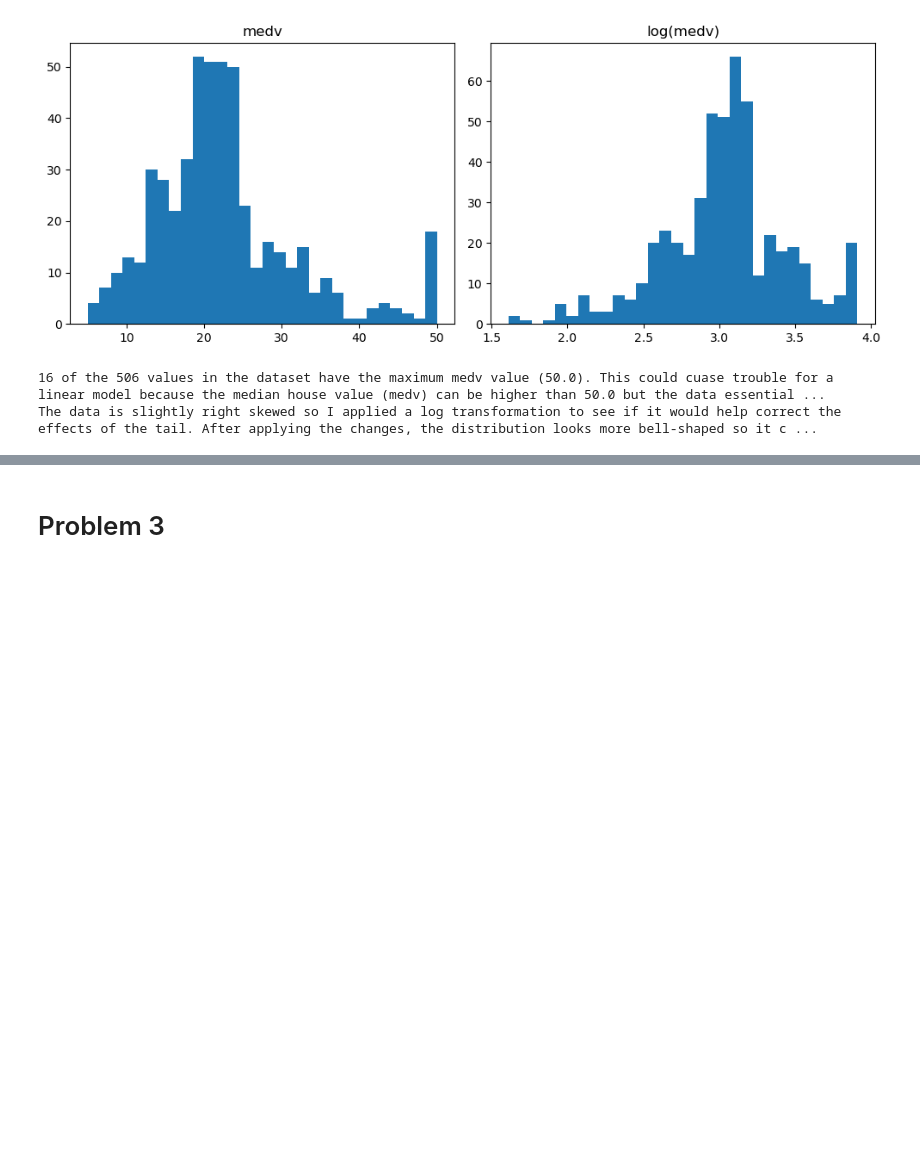
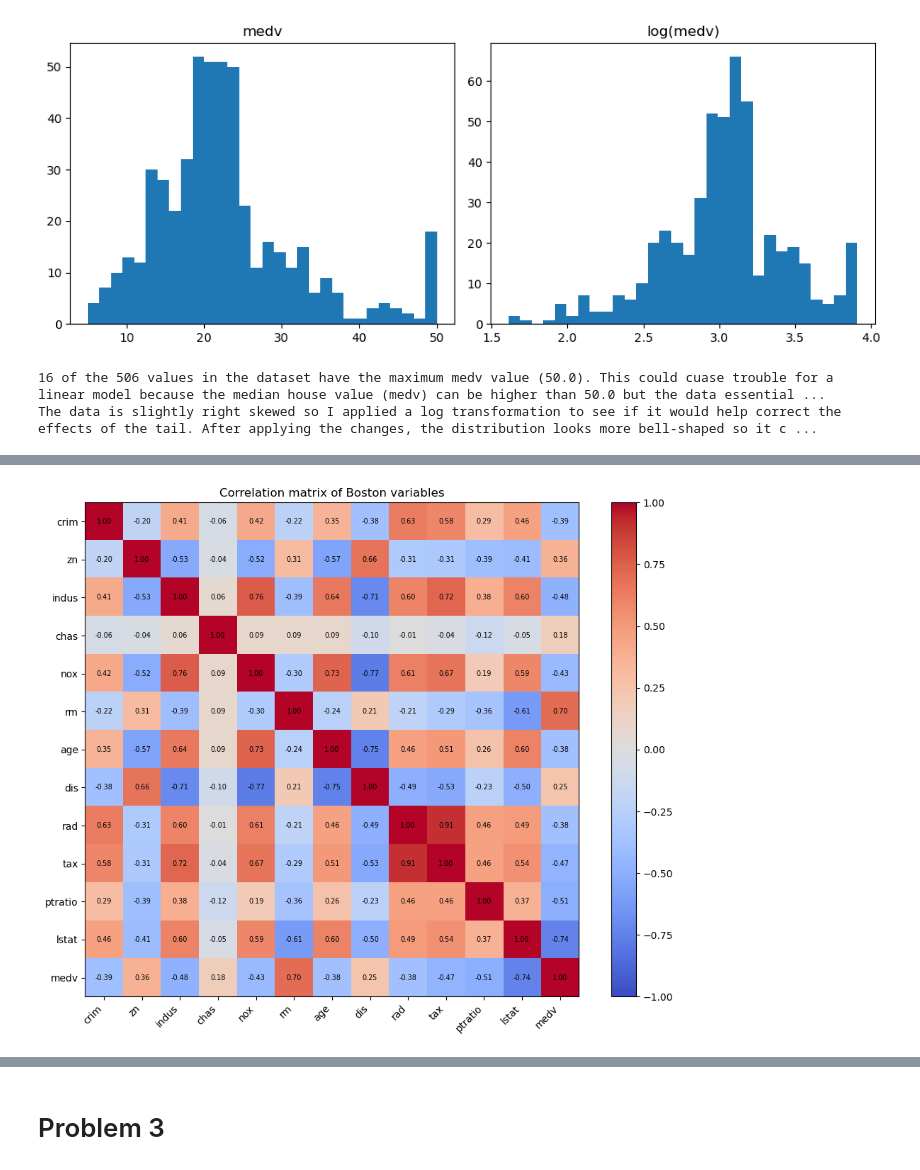
Before and after one commit to avinashsriram1/ADSP-31011-Statistical-Models-for-Data-Science, a Jupyter notebook: Assignment 3/Assignment_3_Avinash_Sriram.ipynb, the cells around one changed output, grey strips where cells are left out. Saved outputs shown, nothing was run; the diff lists cells and outputs as text; code cells hidden in the pictures; blank space fills up the shorter version.

```diff
--- a/Assignment 3/Assignment_3_Avinash_Sriram.ipynb
+++ b/Assignment 3/Assignment_3_Avinash_Sriram.ipynb
@@ -217,5 +217,28 @@ looks weak:
 - rad: Discrete stripes with no clear trend, except the cluster at 24, which tends to be lower.
 # %%
 # Part 5
+
+corr = Boston.corr()
+
+fig, ax = plt.subplots(figsize=(10, 8))
+im = ax.imshow(corr, cmap='coolwarm', vmin=-1, vmax=1)
+ax.set_xticks(range(len(corr.columns)))
+ax.set_yticks(range(len(corr.columns)))
+ax.set_xticklabels(corr.columns, rotation=45, ha='right')
+ax.set_yticklabels(corr.columns)
+
+for i in range(len(corr)):
+    for j in range(len(corr)):
+        ax.text(j, i, f"{corr.iloc[i, j]:.2f}", ha='center', va='center', fontsize=7)
+
+fig.colorbar(im, ax=ax)
+ax.set_title('Correlation matrix of Boston variables')
+plt.tight_layout()
+plt.show()
+
+print("Most Correlated With medv: lstat and rm are the most correlated where |r| > ~0.7.")
+print("rad and tax, nox and dis, indus and nox, age and dis, nox and age, indus and tax, indus and dis are all strongly correlated predictor pairs. This matters in multiple regression when two predictors move together, the model can't separate the predictors' individual effects (makes it hard to see which one is responsible for the change in output). Moreover, it can break down the interpretation of the coefficient and the output as the general assumption is to hold all variables fixed whilst comapring for one variable.")
+# %% [output]
+[figure, added]
 # %%
 # Part 6
```
Also changed, not shown: parts of 7 cells of this notebook.
